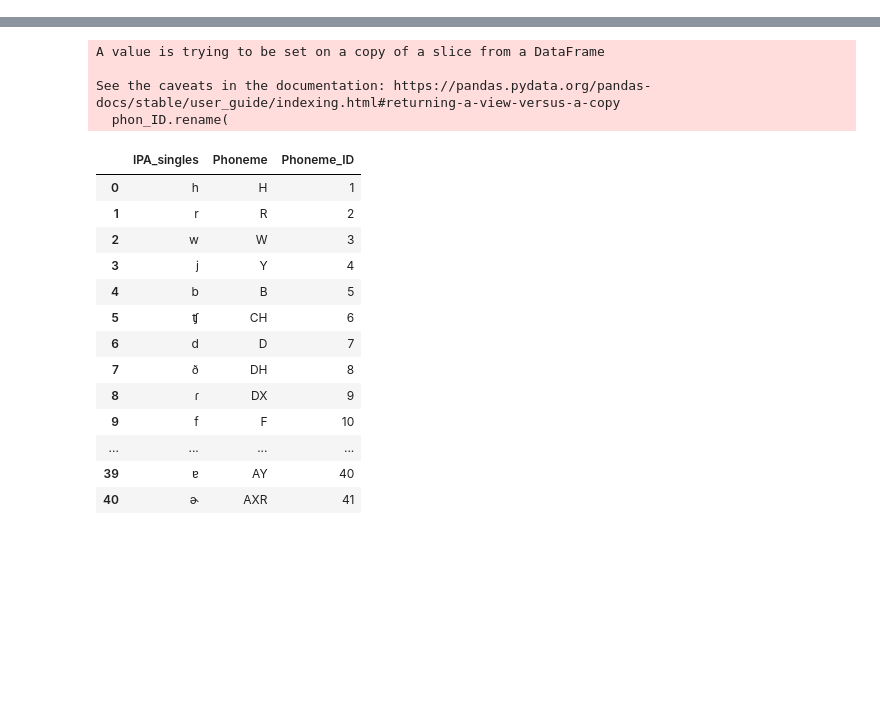
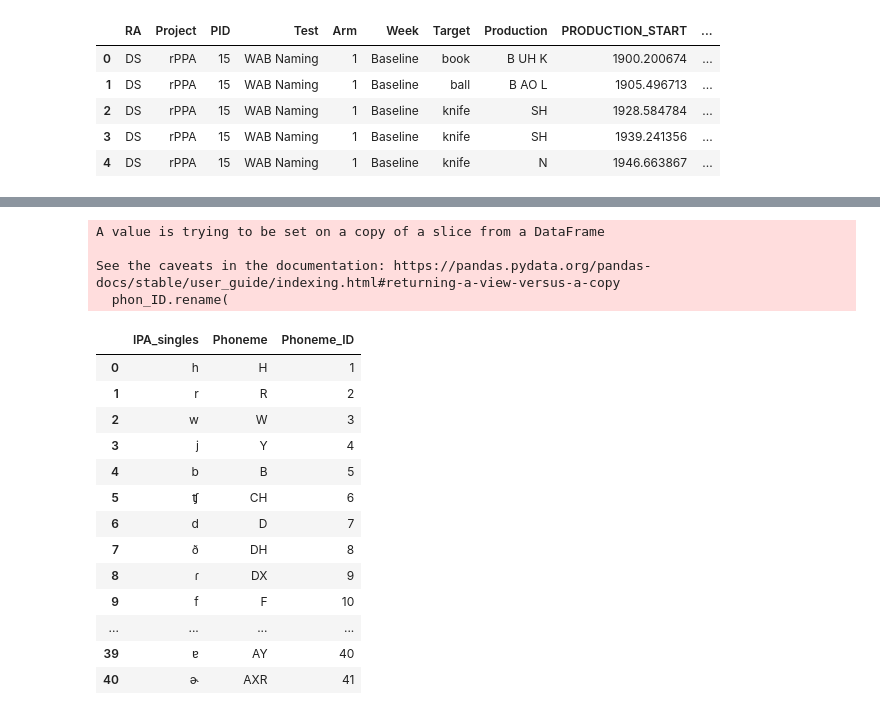
Before and after one commit to tmbiro/lvPhon, a Jupyter notebook: Python/1-DataCleaning-v092723.ipynb, the cells around one changed output, grey strips where cells are left out. Drawn from its saved outputs; the diff is of its cells as text; code cells hidden in the pictures; blank space fills up the shorter version.

```diff
--- a/Python/1-DataCleaning-v092723.ipynb
+++ b/Python/1-DataCleaning-v092723.ipynb
@@ -424,0 +198,24 @@ dat.head()
+# %%
+# Replace extra substrings
+df['Production'] = (
+    df['Production']
+    .replace(
+            {
+            '\.|\..':'',
+            'UY':'UW',
+            'EI':'EY'
+            },
+        regex=True)
+    .str.strip()
+)
+# %%
+# Replace extra spaces
+df['Production'] = (
+    df['Production']
+    .replace(
+            {
+            '\s\s|\s\s\s':' '
+            },
+        regex=True)
+    .str.strip()
+)
@@ -424,0 +237,18 @@ dat.head()
+# %%
+#Some of the words still have some extra spaces (determined by error message when trying to convert the productions to IPA), so going to delete all spaces and then add them back in
+
+df["Production"] = (
+    # Production is a series, so use string accessor to split value strings
+    df["Production"].str.split(" ")
+    # turn each item in split string into own row maintaining index value
+    .explode()
+    # Remove blank
+    .dropna()
+    # group them by the original index
+    .groupby(level=0)
+    # aggregate them with a space
+    .agg(lambda s: " ".join(s))
+
+)
+
+df["Production"].unique()
@@ -424,0 +273,10 @@ dat.head()
+# %%
+df.reset_index(inplace=True,drop=True)
+df.head()
+# %% [output]
+|  | RA | Project | PID | Test | Arm | Week | Target | Production | PRODUCTION_START | ... |
+| 0 | DS | rPPA | 15 | WAB Naming | 1 | Baseline | book | B UH K | 1900.200674 | ... |
+| 1 | DS | rPPA | 15 | WAB Naming | 1 | Baseline | ball | B AO L | 1905.496713 | ... |
+| 2 | DS | rPPA | 15 | WAB Naming | 1 | Baseline | knife | SH | 1928.584784 | ... |
+| 3 | DS | rPPA | 15 | WAB Naming | 1 | Baseline | knife | SH | 1939.241356 | ... |
+| 4 | DS | rPPA | 15 | WAB Naming | 1 | Baseline | knife | N | 1946.663867 | ... |
```
Also changed, not shown: parts of 63 cells of this notebook, 2 other files.
